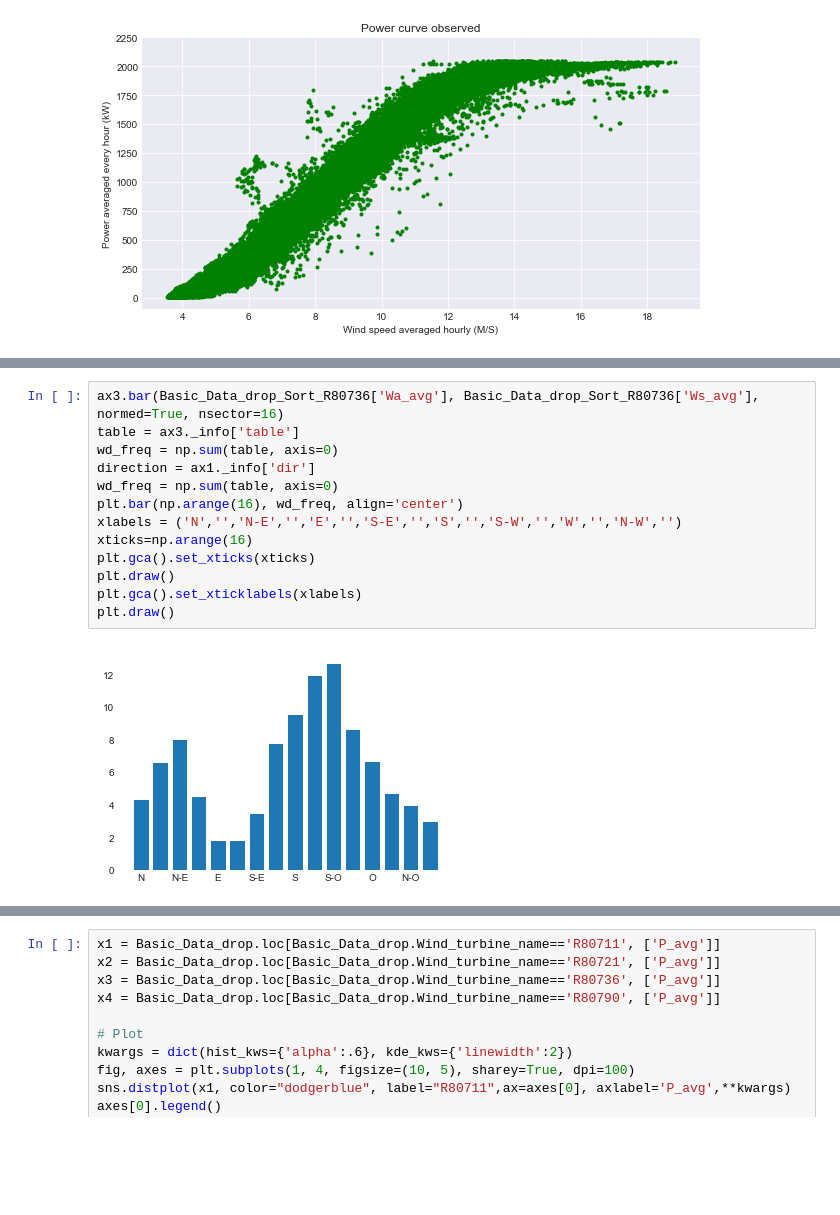
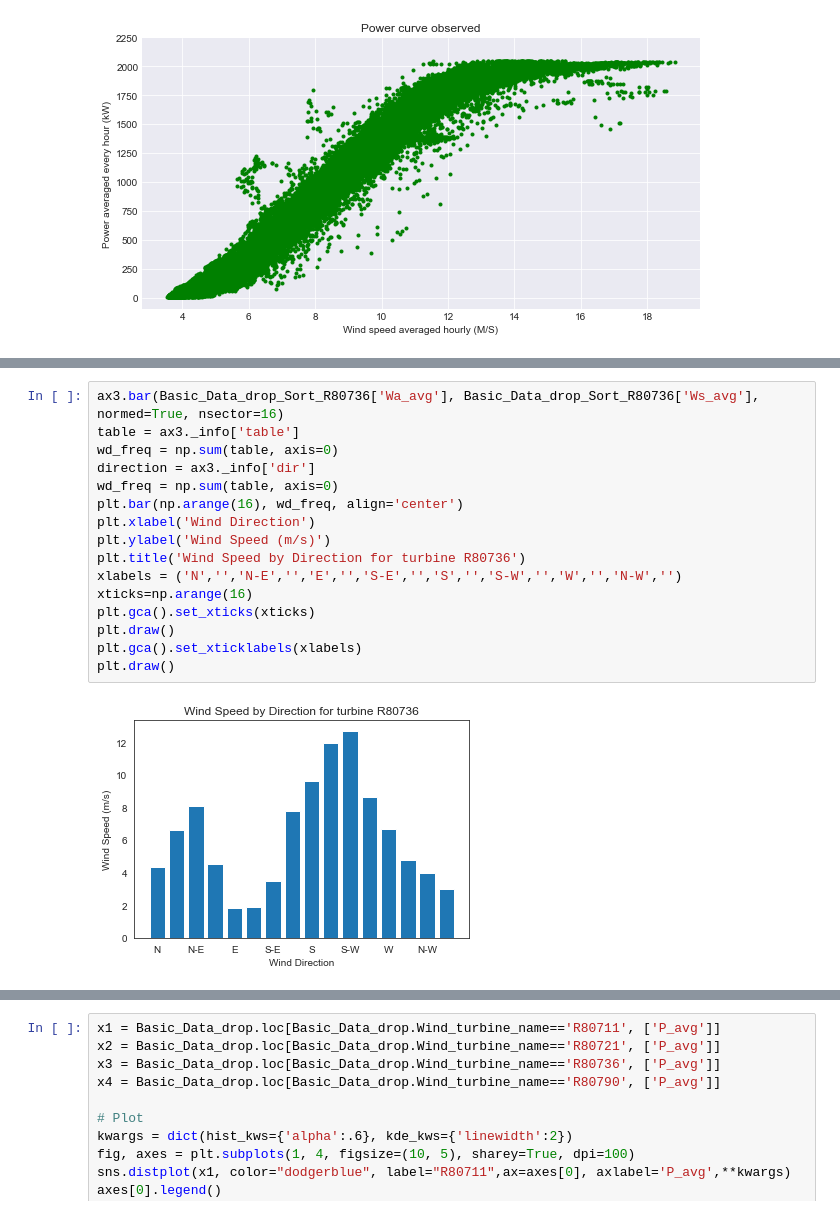
Before and after one commit to Jamiesmackay/Masters_Project, a Jupyter notebook: Code unedited/Project/Project_code.ipynb, the cells around one changed output, grey strips where cells are left out. Cells and saved outputs as stored; diff of their text form; blank space fills up the shorter version.

```diff
--- a/Code unedited/Project/Project_code.ipynb
+++ b/Code unedited/Project/Project_code.ipynb
@@ -664,18 +552,21 @@ plt.draw()
 # %%
 ax3.bar(Basic_Data_drop_Sort_R80736['Wa_avg'], Basic_Data_drop_Sort_R80736['Ws_avg'], normed=True, nsector=16)
 table = ax3._info['table']
 wd_freq = np.sum(table, axis=0)
-direction = ax1._info['dir']
+direction = ax3._info['dir']
 wd_freq = np.sum(table, axis=0)
 plt.bar(np.arange(16), wd_freq, align='center')
+plt.xlabel('Wind Direction')
+plt.ylabel('Wind Speed (m/s)')
+plt.title('Wind Speed by Direction for turbine R80736')
 xlabels = ('N','','N-E','','E','','S-E','','S','','S-W','','W','','N-W','')
 xticks=np.arange(16)
 plt.gca().set_xticks(xticks)
 plt.draw()
 plt.gca().set_xticklabels(xlabels)
 plt.draw()
 # %% [output]
-[figure, old version]
+[figure, new version]
 # %%
 ax4.bar(Basic_Data_drop_Sort_R80790['Wa_avg'], Basic_Data_drop_Sort_R80790['Ws_avg'], normed=True, nsector=16)
 table = ax4._info['table']
```
Also changed, not shown: parts of 44 cells of this notebook.
